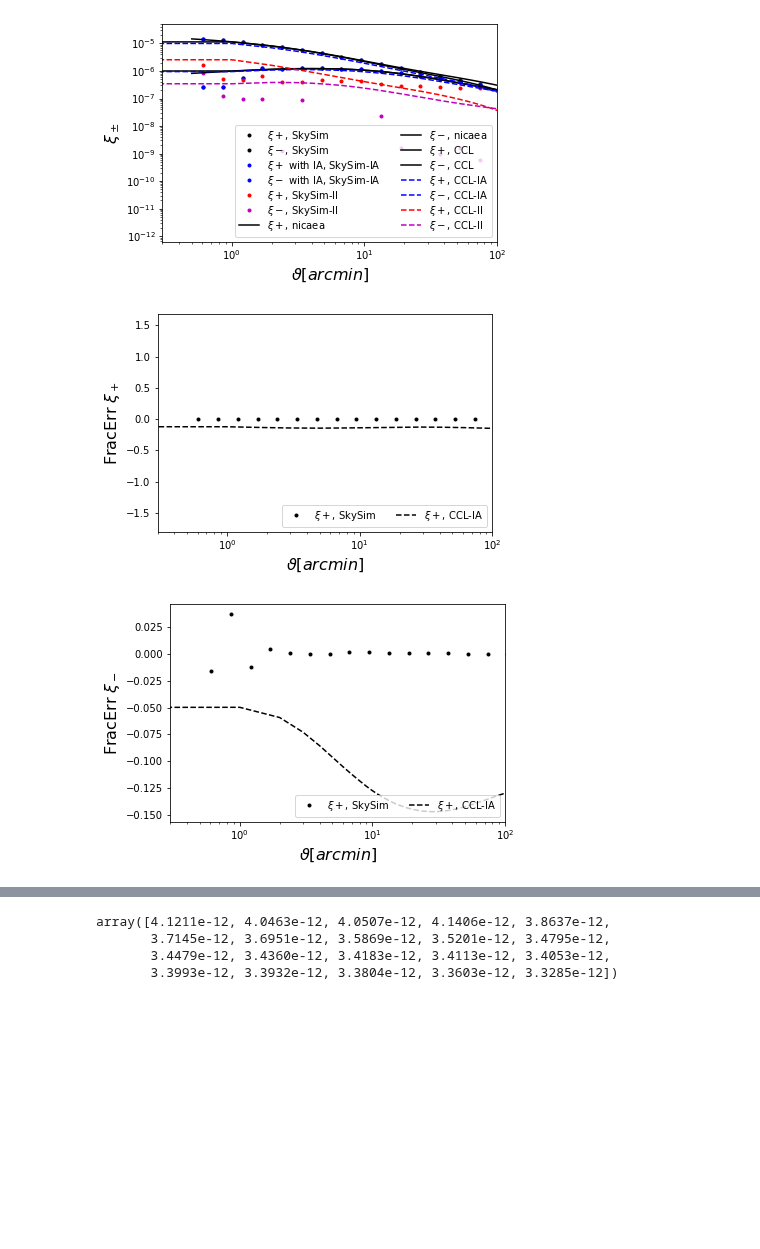
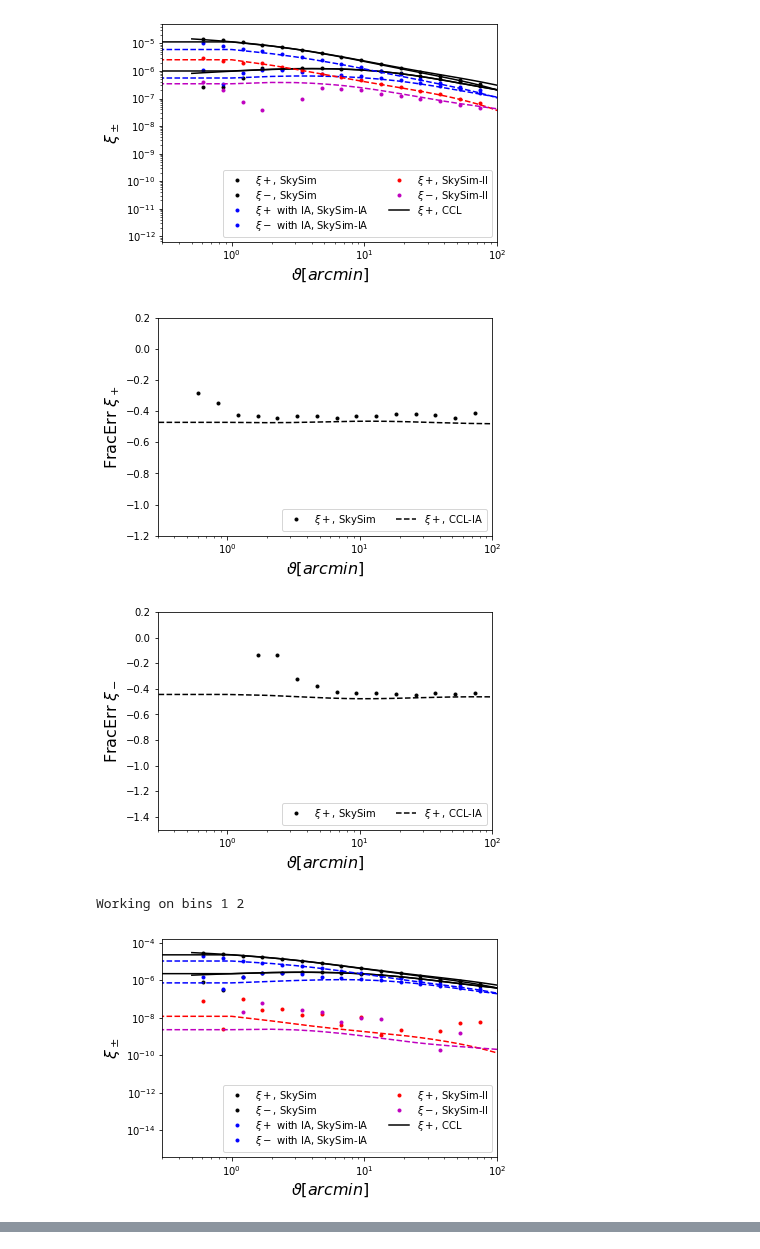
Before and after one commit to LSSTDESC/SkySim5000_IA_infusion, a Jupyter notebook: Compare_Mocks_Theory.ipynb, the cells around one changed output, grey strips where cells are left out. Saved outputs shown, nothing was run; the diff lists cells and outputs as text; code cells hidden in the pictures; blank space fills up the shorter version.

```diff
--- a/Compare_Mocks_Theory.ipynb
+++ b/Compare_Mocks_Theory.ipynb
@@ -40,20 +38,24 @@ xim_pureIA=np.empty([20,15])
 
 
 
-#for bin1 in np.arange(5)+1:
-for bin1 in np.arange(1)+1:
-    for bin2 in range (bin1,bin1+1):
-    #for bin2 in range (bin1,6):
+for bin1 in np.arange(5)+1:
+#for bin1 in np.arange(1)+1:
+    #for bin2 in range (bin1,bin1+1):
+    for bin2 in range (bin1,6):
 
 
         print('Working on bins', bin1, bin2)
 
         # Get Treecorr measurements
         filename=path_treecorr+'cross_correlation_tomo{}_{}'.format(bin1,bin2)
-        #filename_IA=path_treecorr+'infused_cross_correlation_no_noise_tomo{}_{}'.format(bin1,bin2)
-        filename_IA=path_treecorr+'infused_cross_correlation_no_noise_e1IAflip_tomo{}_{}'.format(bin1,bin2)
-        #filename_pureIA=path_treecorr+'infused_cross_correlation_TATT_tomo{}_{}'.format(bin1,bin2)
-        filename_pureIA=path_treecorr+'infused_cross_correlation_TATT_e1IAflip_tomo{}_{}'.format(bin1,bin2)
+        filename_IA=path_treecorr+'infused_cross_correlation_no_noise_tomo{}_{}'.format(bin1,bin2)
+        #filename_IA=path_treecorr+'infused_cross_correlation_no_noise_e1IAflip_tomo{}_{}'.format(bin1,bin2)
+        filename_pureIA=path_treecorr+'infused_cross_correlation_TATT_tomo{}_{}'.format(bin1,bin2)
+        #filename_pureIA=path_treecorr+'infused_cross_correlation_TATT_e1IAflip_tomo{}_{}'.format(bin1,bin2)
+        #filename_pureIA=path_treecorr+'infused_cross_correlation_TATT_noe2IAflip_tomo{}_{}'.format(bin1,bin2)
+        #filename_pureIA=path_treecorr+'infused_cross_correlation_TATT_e1IAflip_noe2IAflip_tomo{}_{}'.format(bin1,bin2)
+
+
 
 
 
@@ -100,8 +102,15 @@ for bin1 in np.arange(1)+1:
         xip_CCL=NO_IA_plus[tomo,:]
         xim_CCL=NO_IA_minus[tomo,:]
 
-        xip_CCL_IA=NO_IA_plus[tomo,:] +GI_NLA_plus[tomo,:] +II_NLA_plus[tomo,:]
-        xim_CCL_IA=NO_IA_minus[tomo,:]+GI_NLA_minus[tomo,:]+II_NLA_minus[tomo,:]
+        if(bin1==bin2):
+            IG_plus = GI_NLA_plus[tomo,:]
+            IG_minus = GI_NLA_minus[tomo,:]
+        else:
+            IG_plus = np.zeros_like(GI_NLA_plus[tomo,:])
+            IG_minus = np.zeros_like(GI_NLA_minus[tomo,:])
+
+        xip_CCL_IA=NO_IA_plus[tomo,:] +GI_NLA_plus[tomo,:] +IG_plus + II_NLA_plus[tomo,:]
+        xim_CCL_IA=NO_IA_minus[tomo,:]+GI_NLA_minus[tomo,:]+IG_minus + II_NLA_minus[tomo,:]
 
         xip_CCL_II=II_NLA_plus[tomo,:]
         xim_CCL_II=II_NLA_minus[tomo,:]
@@ -117,21 +126,21 @@ for bin1 in np.arange(1)+1:
         plt.plot(theta, xim_IA[:,counter], 'b.', label='$\\xi-$ with IA, SkySim-IA')
 
         # pure IA
-        plt.plot(theta, xip_pureIA[:,counter]*1000, 'r.', label='$\\xi+$, SkySim-II')
-        plt.plot(theta, xim_pureIA[:,counter]*1000, 'm.', label='$\\xi-$, SkySim-II')
+        plt.plot(theta, xip_pureIA[:,counter], 'r.', label='$\\xi+$, SkySim-II')
+        plt.plot(theta, xim_pureIA[:,counter], 'm.', label='$\\xi-$, SkySim-II')
 
 
 
 
-        plt.plot(theta_nicaea, xip_nicaea, 'k-', label='$\\xi+$, nicaea')
-        plt.plot(theta_nicaea, xim_nicaea, 'k-', label='$\\xi-$, nicaea')
+        plt.plot(theta_nicaea, xip_nicaea, 'k-')#, label='$\\xi+$, nicaea')
+        plt.plot(theta_nicaea, xim_nicaea, 'k-')#, label='$\\xi-$')#, nicaea')
         plt.plot(theta_CCL, xip_CCL, 'k-', label='$\\xi+$, CCL')
-        plt.plot(theta_CCL, xim_CCL, 'k-', label='$\\xi-$, CCL')
-        plt.plot(theta_CCL, xip_CCL_IA, 'b--', label='$\\xi+$, CCL-IA')
-        plt.plot(theta_CCL, xim_CCL_IA, 'b--', label='$\\xi-$, CCL-IA')
+        plt.plot(theta_CCL, xim_CCL, 'k-')#, label='$\\xi-$, CCL')
+        plt.plot(theta_CCL, xip_CCL_IA, 'b--')#, label='$\\xi+$, CCL-IA')
+        plt.plot(theta_CCL, xim_CCL_IA, 'b--')#, label='$\\xi-$, CCL-IA')
 
-        plt.plot(theta_CCL, xip_CCL_II, 'r--', label='$\\xi+$, CCL-II')
-        plt.plot(theta_CCL, xim_CCL_II, 'm--', label='$\\xi-$, CCL-II')
+        plt.plot(theta_CCL, xip_CCL_II, 'r--')#, label='$\\xi+$, CCL-II')
+        plt.plot(theta_CCL, xim_CCL_II, 'm--')#, label='$\\xi-$, CCL-II')
 
 
 
@@ -143,33 +152,47 @@ for bin1 in np.arange(1)+1:
         plt.show()
 
         #-------------
         # Plot ratios:
         plt.plot(theta, xip_IA[:,counter]/xip[:,counter]-1, 'k.', label='$\\xi+$, SkySim')
         plt.plot(theta_CCL, xip_CCL_IA/xip_CCL -1 , 'k--', label='$\\xi+$, CCL-IA')
         plt.semilogx()
         plt.xlabel('$\\vartheta [arcmin]$', fontsize=16)
         plt.ylabel('FracErr $\\xi_+$', fontsize=16)
         plt.legend(loc='lower right', ncol=2, labelspacing=0.1)
         plt.xlim([0.3, 100])
+        if (bin1==1) :
+            plt.ylim([-1.2, 0.2])
+        else:
+            plt.ylim([-0.3, 0.1])
+
+
         plt.show()
 
 
         plt.plot(theta, xim_IA[:,counter]/xim[:,counter]-1, 'k.', label='$\\xi+$, SkySim')
         plt.plot(theta_CCL, xim_CCL_IA/xim_CCL -1 , 'k--', label='$\\xi+$, CCL-IA')
         plt.semilogx()
         plt.xlabel('$\\vartheta [arcmin]$', fontsize=16)
         plt.ylabel('FracErr $\\xi_-$', fontsize=16)
         plt.legend(loc='lower right', ncol=2, labelspacing=0.1)
         plt.xlim([0.3, 100])
+        if (bin1==1) :
+            plt.ylim([-1.5, 0.2])
+        else:
+            plt.ylim([-0.3, 0.1])
+
+
         plt.show()
 
 
 
 
 
         counter +=1
 # %% [output]
 Working on bins 1 1
-[figure, old version]
+[figure, new version]
-[figure, old version]
+[figure, new version]
-[figure, old version]
+[figure, new version]
+Working on bins 1 2
+[figure, added]
@@ -176,7 +205,0 @@ Working on bins 1 1
-# %%
-gg.xip
-# %% [output]
-array([4.1211e-12, 4.0463e-12, 4.0507e-12, 4.1406e-12, 3.8637e-12,
-       3.7145e-12, 3.6951e-12, 3.5869e-12, 3.5201e-12, 3.4795e-12,
-       3.4479e-12, 3.4360e-12, 3.4183e-12, 3.4113e-12, 3.4053e-12,
-       3.3993e-12, 3.3932e-12, 3.3804e-12, 3.3603e-12, 3.3285e-12])
```
Also changed, not shown: parts of 3 cells of this notebook, 48 other files.
